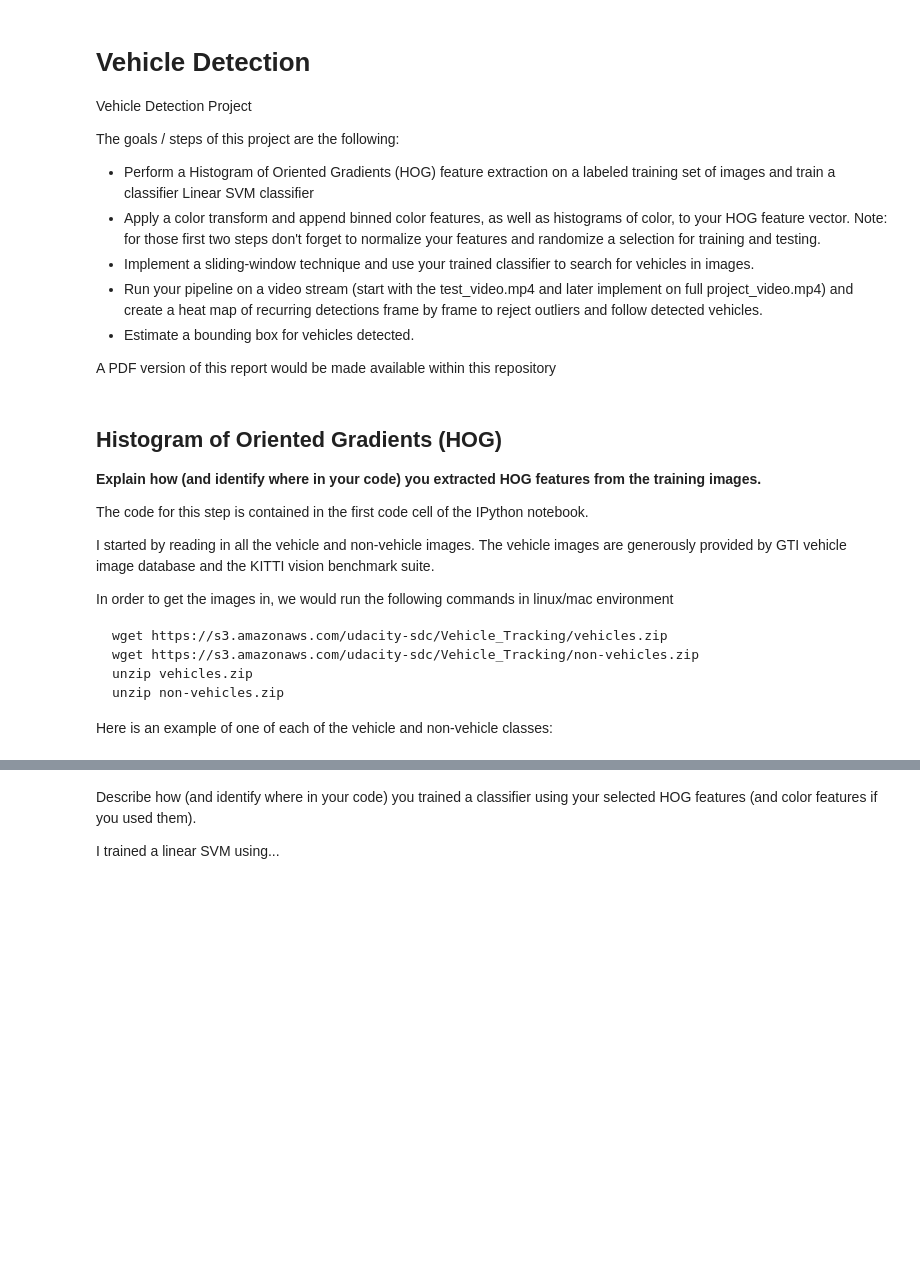
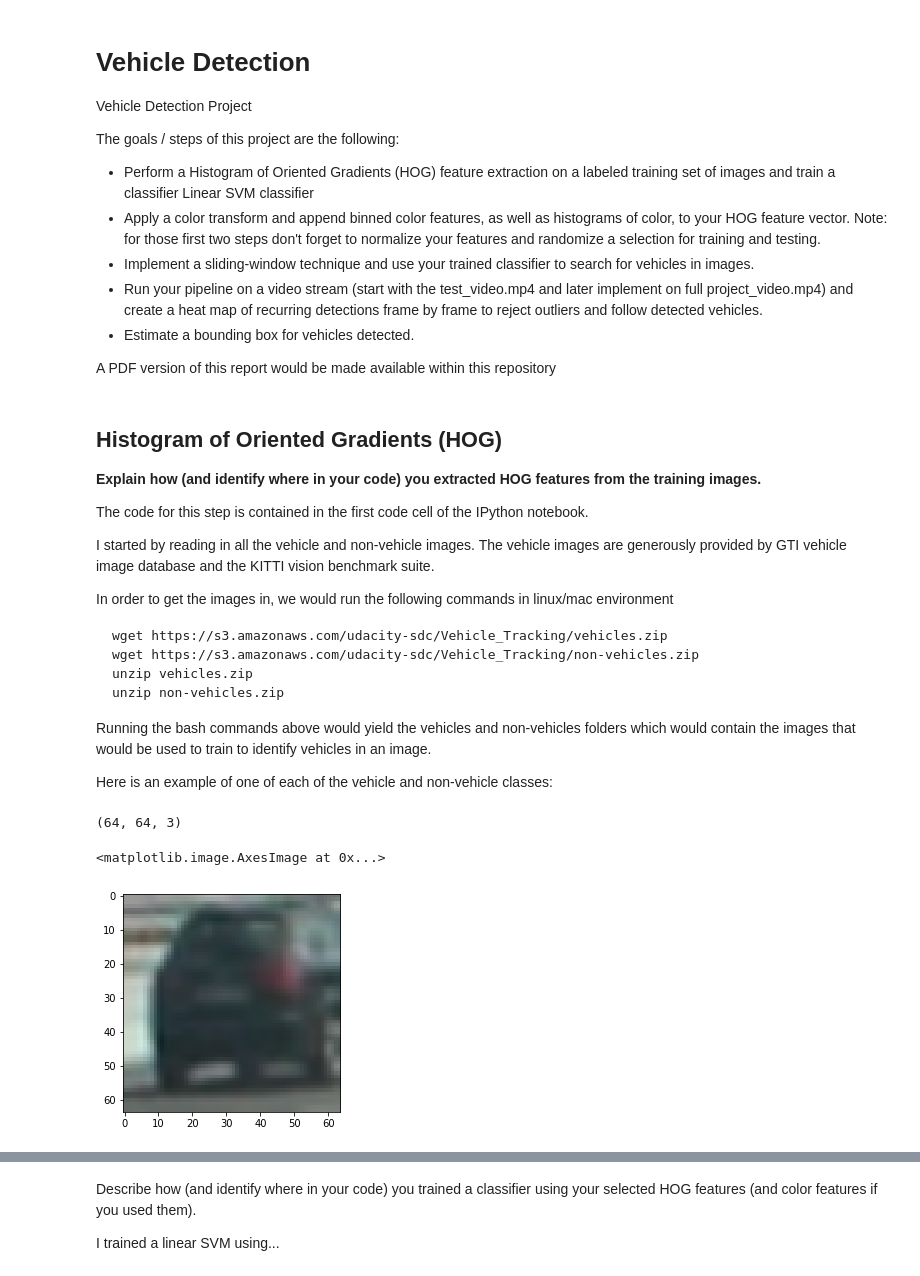
Before and after one commit to hairizuanbinnoorazman/CarND-Vehicle-Detection, a Jupyter notebook: Vehicle Detection.ipynb, the cells around one changed output, grey strips where cells are left out. Drawn from its saved outputs; the diff is of its cells as text; code cells hidden in the pictures; blank space fills up the shorter version.

````diff
--- a/Vehicle Detection.ipynb
+++ b/Vehicle Detection.ipynb
@@ -31,4 +31,19 @@ unzip vehicles.zip
 unzip non-vehicles.zip
 ```
 
+Running the bash commands above would yield the vehicles and non-vehicles folders which would contain the images that would be used to train to identify vehicles in an image.
+
 Here is an example of one of each of the vehicle and non-vehicle classes:
+# %%
+# Example Vehicle image
+%matplotlib inline
+import matplotlib.pyplot as plt
+import matplotlib.image as mpimg
+
+image = mpimg.imread('./vehicles/GTI_Left/image0019.png')
+print(image.shape)
+plt.imshow(image)
+# %% [output]
+(64, 64, 3)
+<matplotlib.image.AxesImage at 0x...>
+[figure, added]
````
Also changed, not shown: parts of 4 cells of this notebook.
